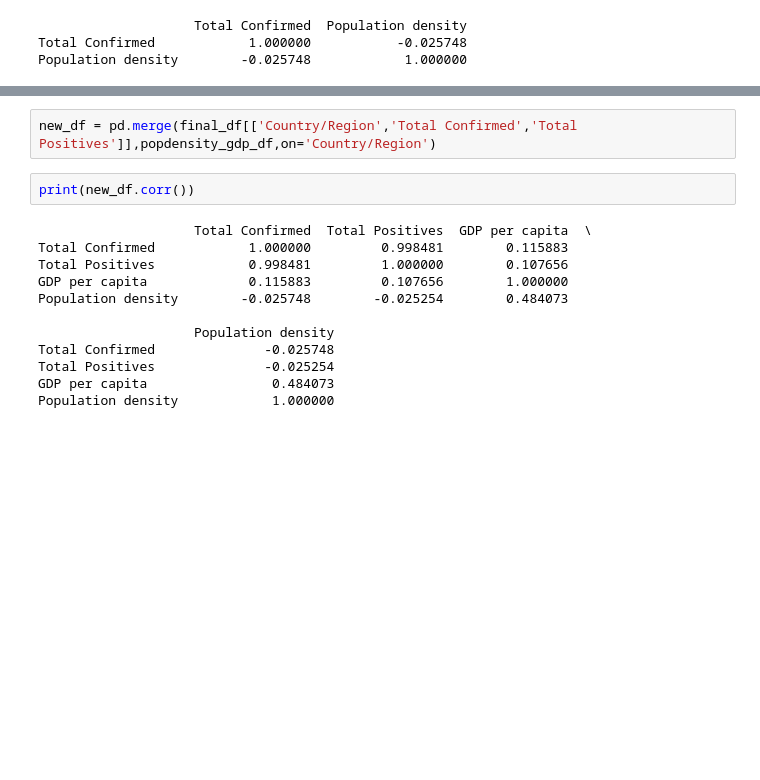
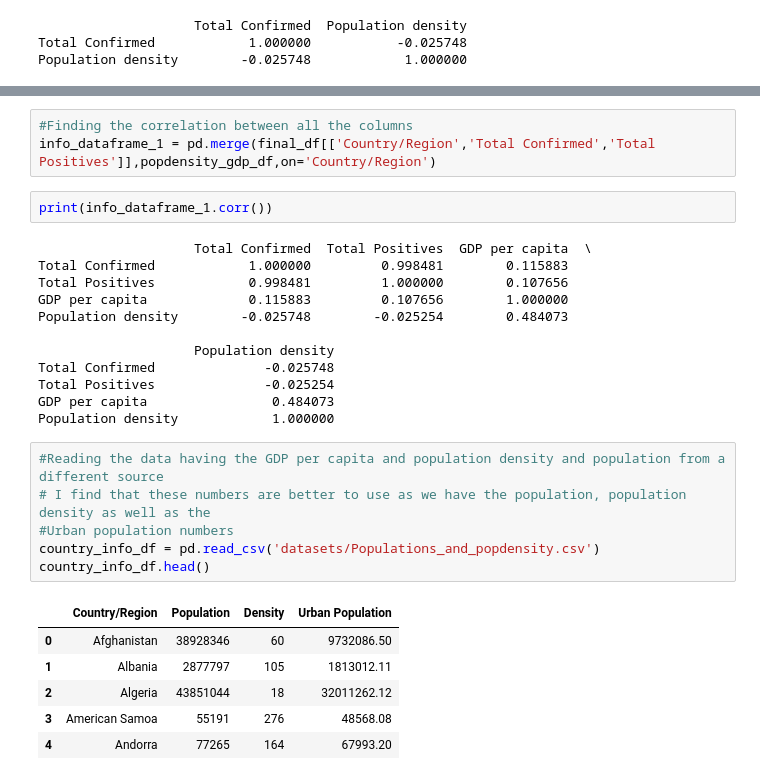
Before and after one commit to dtangster/cmpe256, a Jupyter notebook: hidden_dragon_data_preprocessing.ipynb, the cells around one changed output, grey strips where cells are left out. Drawn from its saved outputs; the diff is of its cells as text; blank space fills up the shorter version.

```diff
--- a/hidden_dragon_data_preprocessing.ipynb
+++ b/hidden_dragon_data_preprocessing.ipynb
@@ -151,7 +144,8 @@ dtype: float64
 # %%
-new_df = pd.merge(final_df[['Country/Region','Total Confirmed','Total Positives']],popdensity_gdp_df,on='Country/Region')
+#Finding the correlation between all the columns
+info_dataframe_1 = pd.merge(final_df[['Country/Region','Total Confirmed','Total Positives']],popdensity_gdp_df,on='Country/Region')
 # %%
-print(new_df.corr())
+print(info_dataframe_1.corr())
 # %% [output]
                     Total Confirmed  Total Positives  GDP per capita  \
 Total Confirmed            1.000000         0.998481        0.115883
@@ -164,3 +158,16 @@ Total Confirmed              -0.025748
 Total Positives              -0.025254
 GDP per capita                0.484073
 Population density            1.000000
+# %%
+#Reading the data having the GDP per capita and population density and population from a different source
+# I find that these numbers are better to use as we have the population, population density as well as the
+#Urban population numbers
+country_info_df = pd.read_csv('datasets/Populations_and_popdensity.csv')
+country_info_df.head()
+# %% [output]
+|  | Country/Region | Population | Density | Urban Population |
+| 0 | Afghanistan | 38928346 | 60 | 9732086.50 |
+| 1 | Albania | 2877797 | 105 | 1813012.11 |
+| 2 | Algeria | 43851044 | 18 | 32011262.12 |
+| 3 | American Samoa | 55191 | 276 | 48568.08 |
+| 4 | Andorra | 77265 | 164 | 67993.20 |
```
Also changed, not shown: parts of 5 cells of this notebook.
